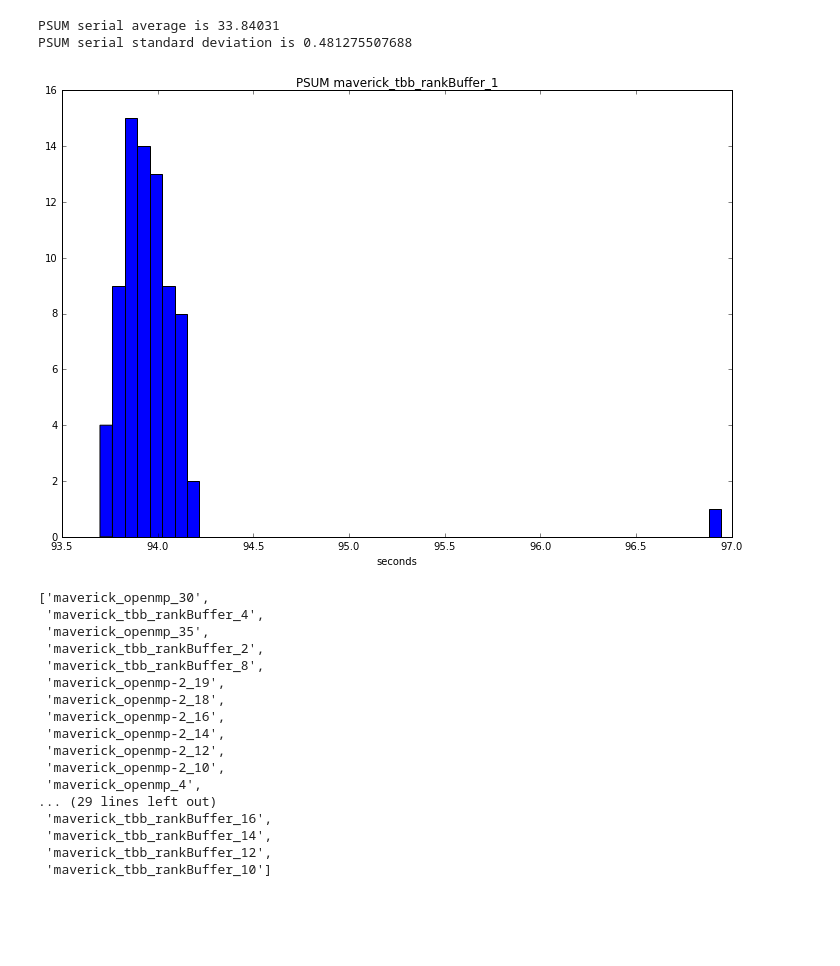
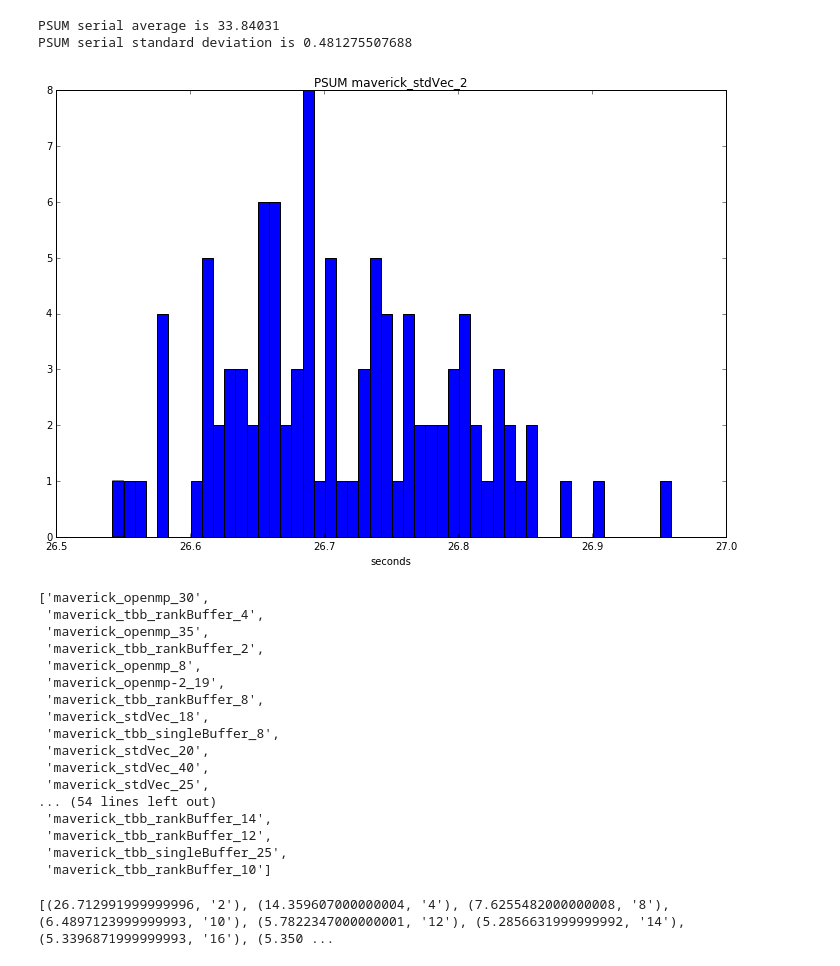
Before and after one commit to ParaToolsInc/benchmarks, a Jupyter notebook: threading/tacc_1/run2_data/histogramPsum.ipynb, the cells around one changed output. Saved outputs shown, nothing was run; the diff lists cells and outputs as text; code cells hidden in the pictures; blank space fills up the shorter version.

Commit message:
how to sort via a 2tuple

```diff
--- a/threading/tacc_1/run2_data/histogramPsum.ipynb
+++ b/threading/tacc_1/run2_data/histogramPsum.ipynb
@@ -29,13 +29,13 @@ print 'PSUM serial standard deviation is',np.std(mavSerialArray)
 PSUM serial average is 33.84031
 PSUM serial standard deviation is 0.481275507688
 # %%
-testList=['serial','openmp','openmp-2','tbb_rankBuffer','tbb_singleBuffer']
+testList=['serial','stdVec','openmp','openmp-2','tbb_rankBuffer','tbb_singleBuffer']
 threadCount=[1,2,4,8,10,12,14,16,18,19,20,25,30,35,40]
 # %%
 dataListDict={}
 dataArrayDict={}
-for test in testList[1:4]:
-    for thread in threadCount:
+for test in testList[1:]:
+    for thread in threadCount[1:]:
         listPre='maverick_' + test + '_' + str(thread)
         dataFileName=listPre + '.txt'
         listName=listPre
@@ -52,13 +52,13 @@ for key in dataListDict:
 # %%
 fig = plt.figure(figsize=(12,8))
 ax = fig.add_subplot(111)
-dk='maverick_tbb_rankBuffer_1'
+dk='maverick_stdVec_2'
 ax.hist(dataArrayDict[dk],50)
 plt.xlabel('seconds')
 plt.title('PSUM '+ dk)
 plt.show()
 # %% [output]
-[figure, old version]
+[figure, new version]
 # %%
 dataArrayDict.keys()
 # %% [output]
@@ -66,18 +66,18 @@ dataArrayDict.keys()
  'maverick_tbb_rankBuffer_4',
  'maverick_openmp_35',
  'maverick_tbb_rankBuffer_2',
+ 'maverick_openmp_8',
+ 'maverick_openmp-2_19',
  'maverick_tbb_rankBuffer_8',
- 'maverick_openmp-2_19',
- 'maverick_openmp-2_18',
- 'maverick_openmp-2_16',
- 'maverick_openmp-2_14',
- 'maverick_openmp-2_12',
- 'maverick_openmp-2_10',
- 'maverick_openmp_4',
-... (29 lines left out)
- 'maverick_tbb_rankBuffer_16',
+ 'maverick_stdVec_18',
+ 'maverick_tbb_singleBuffer_8',
+ 'maverick_stdVec_20',
+ 'maverick_stdVec_40',
+ 'maverick_stdVec_25',
+... (54 lines left out)
  'maverick_tbb_rankBuffer_14',
  'maverick_tbb_rankBuffer_12',
+ 'maverick_tbb_singleBuffer_25',
  'maverick_tbb_rankBuffer_10']
 # %%
 openMpVal=[]
@@ -99,3 +125,8 @@ for key in dataArrayDict:
+# %%
+stdVec.sort(key=lambda tup: int(tup[1]))
+print stdVec
+# %% [output]
+[(26.712991999999996, '2'), (14.359607000000004, '4'), (7.6255482000000008, '8'), (6.4897123999999993, '10'), (5.7822347000000001, '12'), (5.2856631999999992, '14'), (5.3396871999999993, '16'), (5.350 ...
 # %%
 fig = plt.figure(figsize=(12,8))
 ax = fig.add_subplot(111)
```
Also changed, not shown: parts of 3 cells of this notebook.
